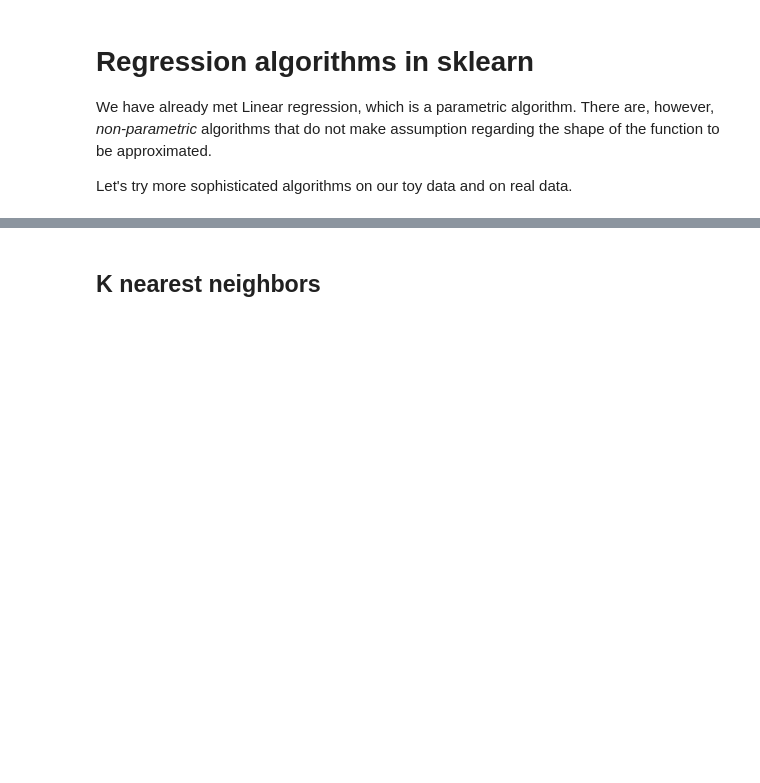
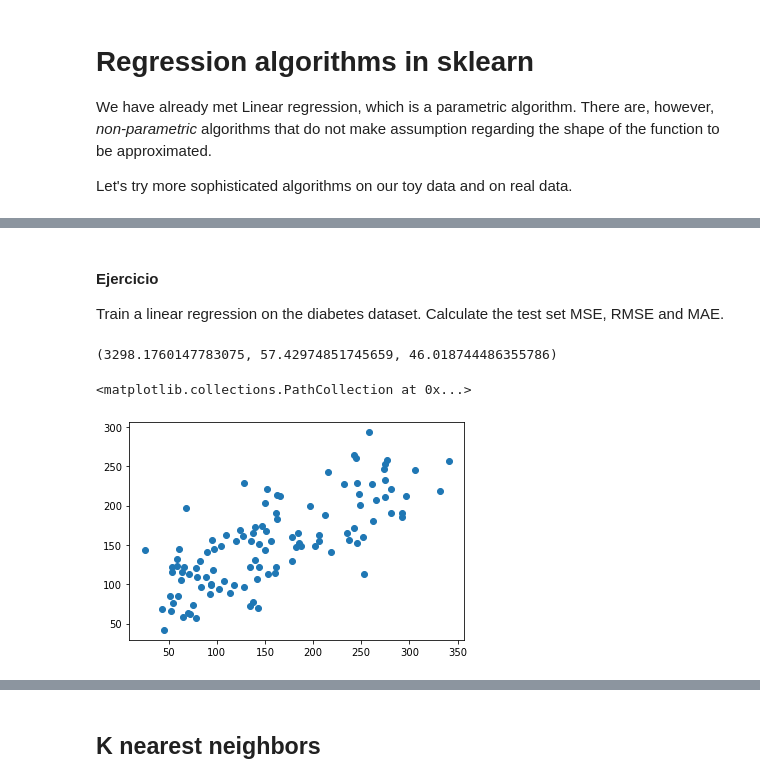
Before and after one commit to robertomanzanolopez/master-kschool, a Jupyter notebook: 08_Aprendizaje_supervisado_con_python/01-supervised_ml_I.empty.ipynb, the cells around one changed output, grey strips where cells are left out. Cells and saved outputs as stored; diff of their text form; code cells hidden in the pictures; blank space fills up the shorter version.

```diff
--- a/08_Aprendizaje_supervisado_con_python/01-supervised_ml_I.empty.ipynb
+++ b/08_Aprendizaje_supervisado_con_python/01-supervised_ml_I.empty.ipynb
@@ -117,3 +287,11 @@ We will learn more about scoring and model selection in a later module
 We have already met Linear regression, which is a parametric algorithm. There are, however, _non-parametric_ algorithms that do not make assumption regarding the shape of the function to be approximated.
 
 Let's try more sophisticated algorithms on our toy data and on real data.
+# %%
+from sklearn.datasets import fetch_openml, load_diabetes
+
+diabetes = load_diabetes(as_frame=True)
+diabetes_X = diabetes['data']
+diabetes_y = diabetes['target']
+
+diabetes_X
@@ -119,0 +312,32 @@ Let's try more sophisticated algorithms on our toy data and on real data.
+# %% [markdown]
+#### Ejercicio
+
+Train a linear regression on the diabetes dataset. Calculate the test set MSE, RMSE and MAE.
+# %%
+X_train, X_test, y_train, y_test = train_test_split(diabetes_X,diabetes_y)
+
+lr = LinearRegression()
+
+lr.fit(X_train,y_train)
+y_hat = lr.predict(X_test)
+
+# MSE
+mse = np.mean((y_test - y_hat) ** 2)
+
+# RMSE
+rmse = np.sqrt(mse)
+
+# MAE
+mae = np.mean(np.abs(y_test - y_hat))
+
+mse, rmse, mae
+# %% [output]
+(3298.1760147783075, 57.42974851745659, 46.018744486355786)
+# %%
+# si queremos ver como de buenas son mis predicciones podemos hacer:
+plt.scatter(y_test, y_hat)
+#por el resultado vemos que pueden estar correlacionadas, porque "forman" una diagonal,
+#que es lo que pasaria cuando el valor real y el predicho son similares
+# %% [output]
+<matplotlib.collections.PathCollection at 0x...>
+[figure, added]
```
Also changed, not shown: parts of 40 cells of this notebook, 1 other file.
